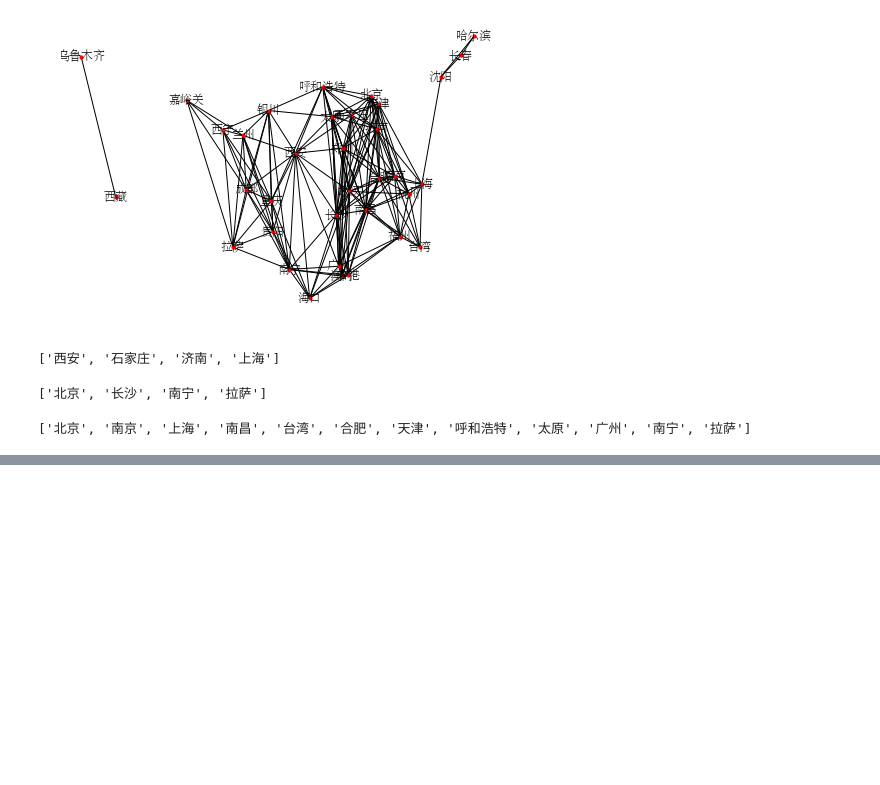
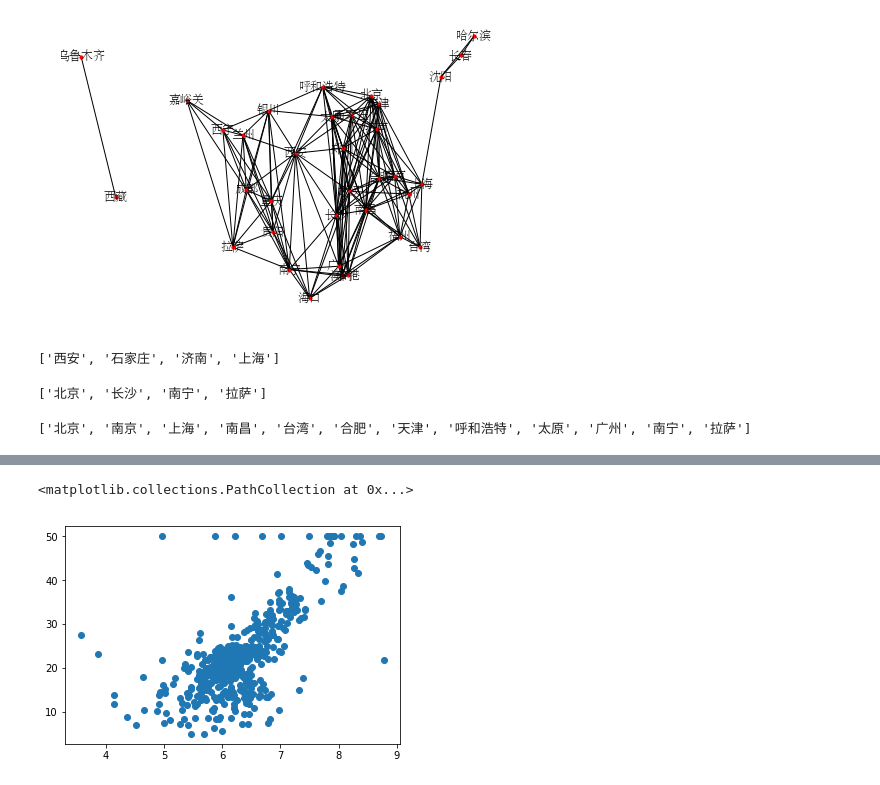
Before and after one commit to windfser/ai-for-nlp-course, a Jupyter notebook: assignments/nlp/lesson2/Lesson-02.ipynb, the cells around one changed output, grey strips where cells are left out. Saved outputs shown, nothing was run; the diff lists cells and outputs as text; code cells hidden in the pictures; blank space fills up the shorter version.

```diff
--- a/assignments/nlp/lesson2/Lesson-02.ipynb
+++ b/assignments/nlp/lesson2/Lesson-02.ipynb
@@ -261,0 +266,4 @@ search(cities_connection, start='北京', is_goal=is_goal('拉萨'), search_stra
+# %%
+dataset = load_boston()
+# %%
+X, y = dataset['data'], dataset['target']
@@ -261,0 +308,5 @@ search(cities_connection, start='北京', is_goal=is_goal('拉萨'), search_stra
+# %%
+plt.scatter(X[:, 5], y)
+# %% [output]
+<matplotlib.collections.PathCollection at 0x...>
+[figure, added]
```
Also changed, not shown: parts of 17 cells of this notebook.
